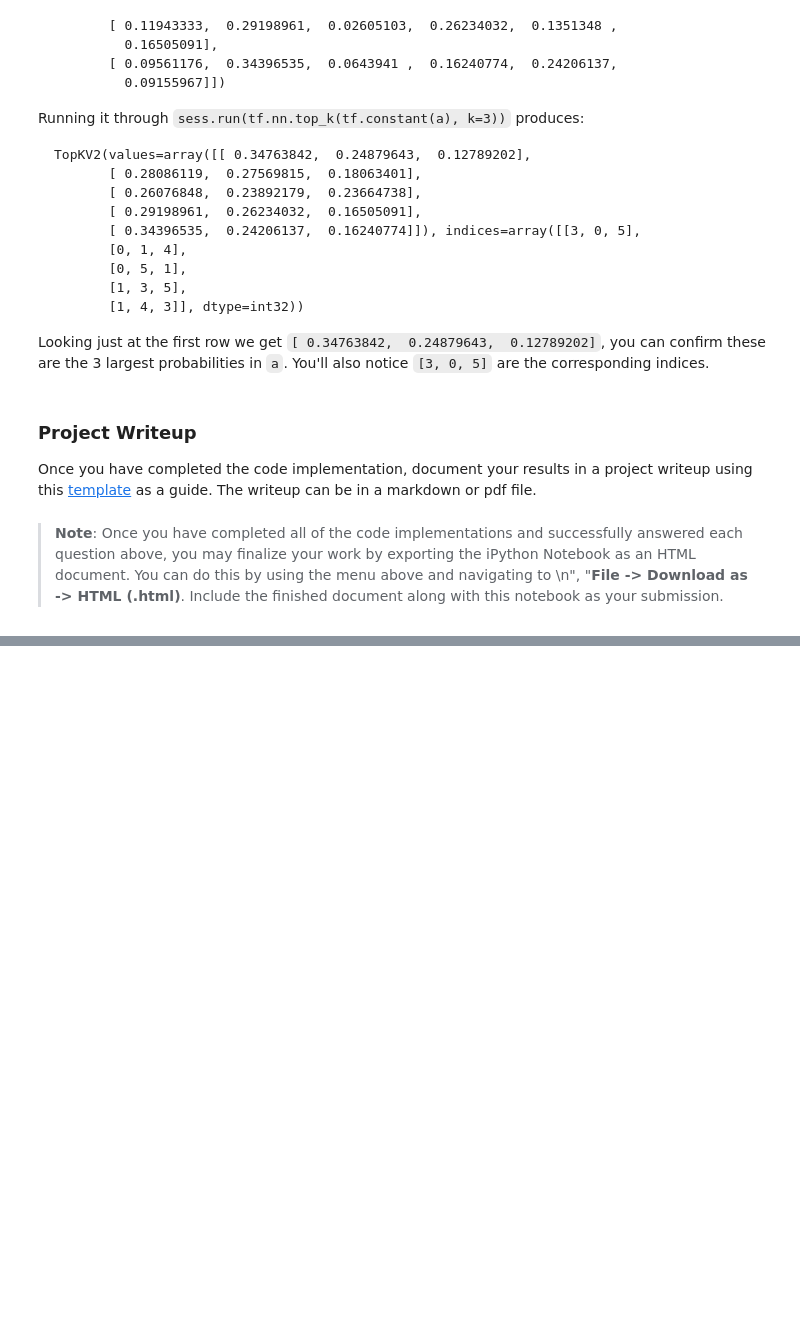
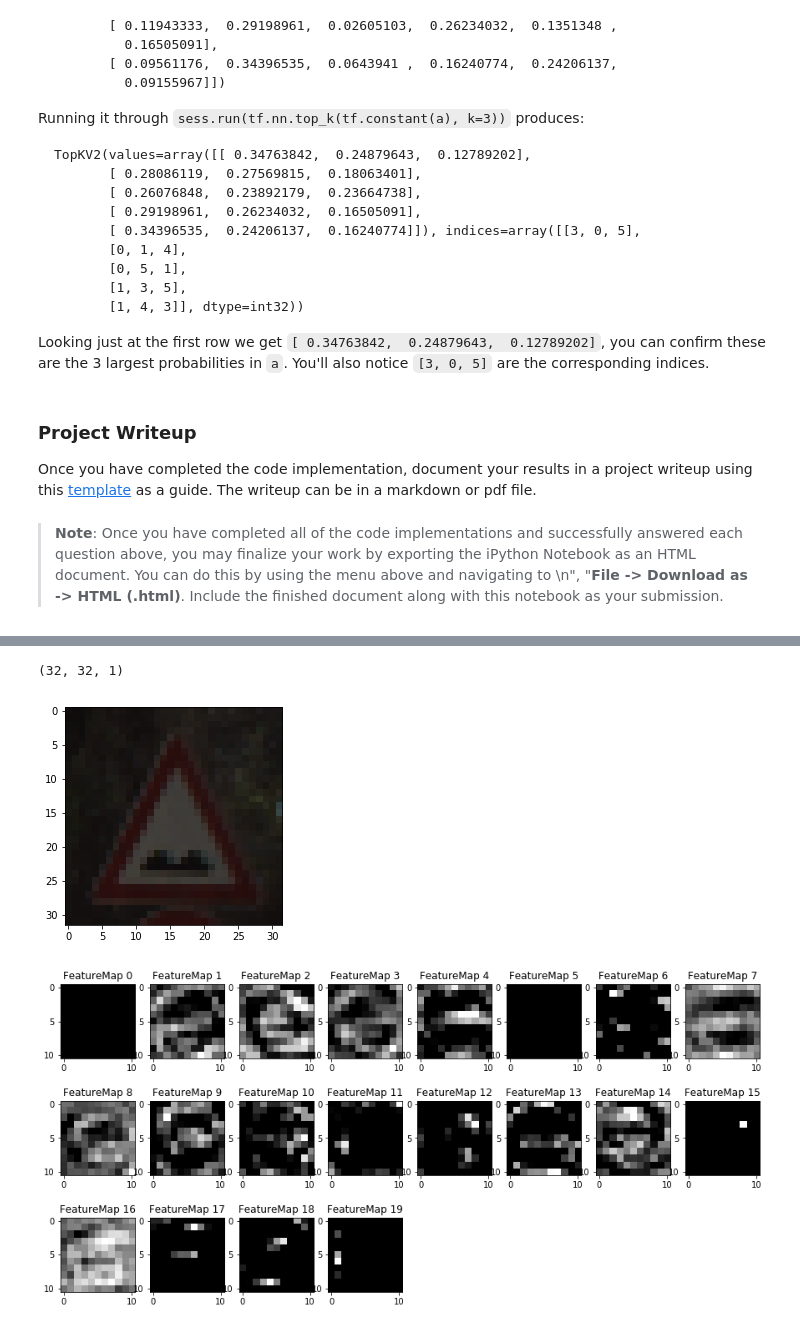
Before and after one commit to Fadi88/CarND-Traffic-Sign-Classifier-Project, a Jupyter notebook: Traffic_Sign_Classifier.ipynb, the cells around one changed output, grey strips where cells are left out. Drawn from its saved outputs; the diff is of its cells as text; code cells hidden in the pictures; blank space fills up the shorter version.

```diff
--- a/Traffic_Sign_Classifier.ipynb
+++ b/Traffic_Sign_Classifier.ipynb
@@ -132,6 +132,7 @@ Use the code cell (or multiple code cells, if necessary) to implement the first
 def preprocess_image(image):
     gray_image = np.ndarray([32,32,1])
     norm_image = np.ndarray([32,32,1])
+    norm_image.dtype = 'float32'
     #convert image to gray scale
     #https://stackoverflow.com/questions/12201577/how-can-i-convert-an-rgb-image-into-grayscale-in-python
     #image = cv2.GaussianBlur(image,(5, 5),0)
@@ -140,13 +141,12 @@ def preprocess_image(image):
     gray_image [:,:,0]= (0.333 * r + 0.333 * g + 0.333 * b).astype(int)
     #gray_image [:,:,0]= (0.299 * r + 0.587 * g + 0.114 * b)
     #normalize image
-    norm_image = ( gray_image - 128. ) / 128.
-
+    norm_image =  (( gray_image - 128. ) / 128.)
     return norm_image
 
 def process_dataset(dataset):
     dataset_length = np.shape(dataset)[0]
-    tmp_dataset  = np.ndarray(shape=(dataset_length , 32 , 32 , 1), dtype=float)
+    tmp_dataset  = np.ndarray(shape=(dataset_length , 32 , 32 , 1), dtype='float32')
     for i in range(np.shape(dataset)[0]):
         tmp_dataset[i] = preprocess_image(dataset[i])
     return tmp_dataset
@@ -154,3 +154,4 @@ def process_dataset(dataset):
 X_train = process_dataset(X_train_input)
 X_valid = process_dataset(X_valid_input)
 X_test  = process_dataset(X_test_input)
+print(X_train.dtype)
@@ -326,3 +330,9 @@ You may find `signnames.csv` useful as it contains mappings from the class id (i
 ### Run the predictions here and use the model to output the prediction for each image.
 ### Make sure to pre-process the images with the same pre-processing pipeline used earlier.
 ### Feel free to use as many code cells as needed.
+with tf.Session() as sess:
+    saver.restore(sess, tf.train.latest_checkpoint('.'))
+
+
+    test_accuracy = evaluate(X_test, y_test)
+    print("Test Accuracy = {:.3f}".format(test_accuracy))
@@ -403,29 +416,73 @@ For an example of what feature map outputs look like, check out NVIDIA's results
 # %%
 ### Visualize your network's feature maps here.
 ### Feel free to use as many code cells as needed.
 
 # image_input: the test image being fed into the network to produce the feature maps
 # tf_activation: should be a tf variable name used during your training procedure that represents the calculated state of a specific weight layer
 # activation_min/max: can be used to view the activation contrast in more detail, by default matplot sets min and max to the actual min and max values of the output
 # plt_num: used to plot out multiple different weight feature map sets on the same block, just extend the plt number for each new feature map entry
+def ConvNet(x):
+    # Arguments used for tf.truncated_normal, randomly defines variables for the weights and biases for each layer
+    mu = 0
+    sigma = 0.1
+
+    # TODO: Layer 1: Convolutional. Input = 32x32x1. Output = 30x30x8.
+
+    stride_conv1 = [1,1,1,1]
+    w_conv_1 = tf.Variable(tf.random_normal([3, 3, 1, 8] , mean = mu ,stddev = sigma))
+    b_conv_1 = tf.Variable(tf.random_normal([8] , mean = mu ,stddev = sigma))
+
+    conv1_z =tf.add(tf.nn.conv2d(x , w_conv_1 , stride_conv1, padding = 'VALID') , b_conv_1)
+
+    # TODO: Activation.
+    conv1_a = tf.nn.relu(conv1_z)
+
+    # TODO: Pooling. Input = 30x30x8. Output = 15x15x8.
+    pool_1 = tf.nn.max_pool(conv1_a , ksize = [1,2,2,1] , strides = [1,2,2,1] , padding = 'VALID' )
+
+    # TODO: Layer 2: Convolutional. Output = 11x11x20.
+    stride_conv2 = stride_conv1
+    w_conv_2 = tf.Variable(tf.random_normal([5, 5, 8, 20] , mean = mu ,stddev = sigma))
+    b_conv_2 = tf.Variable(tf.random_normal([20] , mean = mu ,stddev = sigma))
+
+    conv2_z =tf.add(tf.nn.conv2d(pool_1 , w_conv_2 , stride_conv2, padding = 'VALID') , b_conv_2)
+    # TODO: Activation.
+    return tf.nn.relu(conv2_z)
+
+
 
 def outputFeatureMap(image_input, tf_activation, activation_min=-1, activation_max=-1 ,plt_num=1):
     # Here make sure to preprocess your image_input in a way your network expects
     # with size, normalization, ect if needed
-    # image_input =
+    image_input = np.reshape(image_input , [1 , 32 , 32 ,1])
     # Note: x should be the same name as your network's tensorflow data placeholder variable
     # If you get an error tf_activation is not defined it may be having trouble accessing the variable from inside a function
     activation = tf_activation.eval(session=sess,feed_dict={x : image_input})
+    #sess.run(tf_activation ,{x : image_input} )
     featuremaps = activation.shape[3]
     plt.figure(plt_num, figsize=(15,15))
     for featuremap in range(featuremaps):
         plt.subplot(6,8, featuremap+1) # sets the number of feature maps to show on each row and column
         plt.title('FeatureMap ' + str(featuremap)) # displays the feature map number
         if activation_min != -1 & activation_max != -1:
             plt.imshow(activation[0,:,:, featuremap], interpolation="nearest", vmin =activation_min, vmax=activation_max, cmap="gray")
         elif activation_max != -1:
             plt.imshow(activation[0,:,:, featuremap], interpolation="nearest", vmax=activation_max, cmap="gray")
         elif activation_min !=-1:
             plt.imshow(activation[0,:,:, featuremap], interpolation="nearest", vmin=activation_min, cmap="gray")
         else:
             plt.imshow(activation[0,:,:, featuremap], interpolation="nearest", cmap="gray")
+
+
+
+with tf.Session() as sess:
+    act_layer =  ConvNet(X_test)
+    sess.run(tf.global_variables_initializer())
+    print(X_test[88].shape)
+    plt.imshow(X_test_input[88] , cmap='gray')
+    plt.show()
+    outputFeatureMap(X_test[88] , act_layer )
+# %% [output]
+(32, 32, 1)
+[figure, added]
+[figure, added]
```
Also changed, not shown: parts of 3 cells of this notebook.
